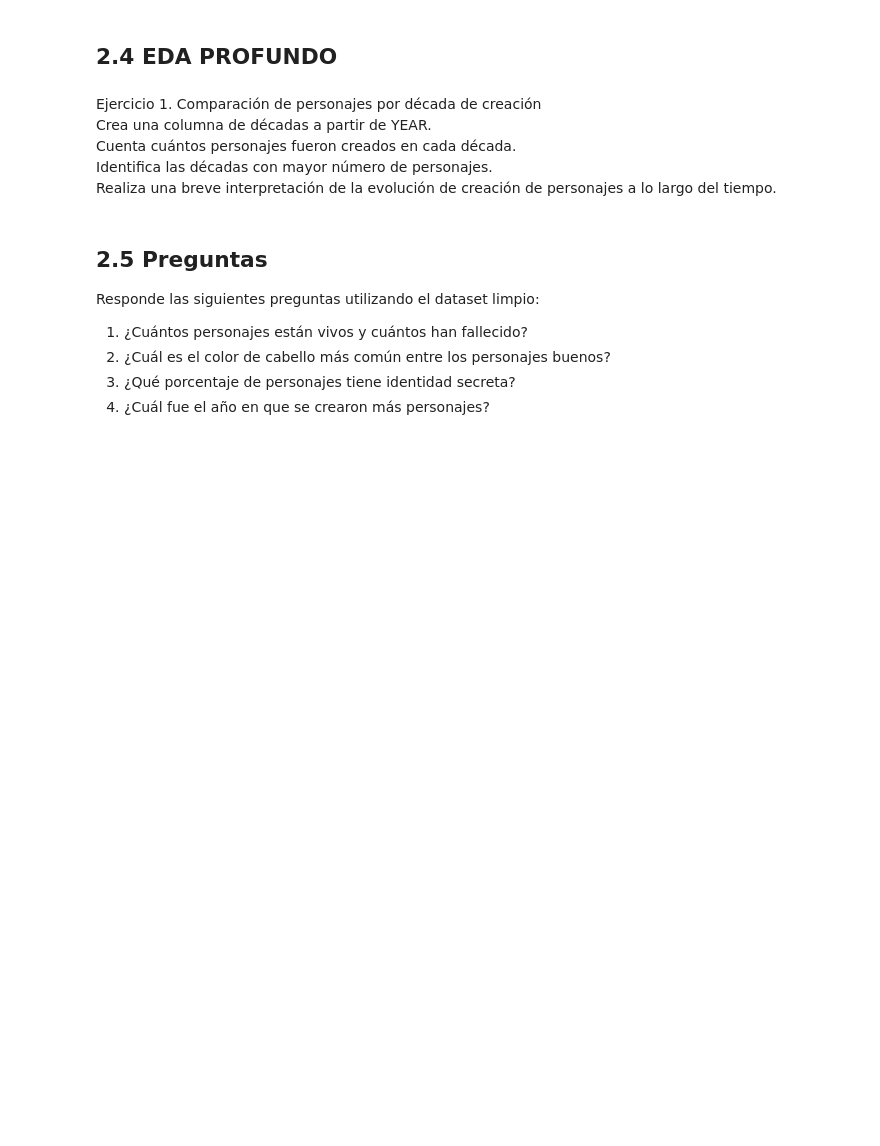
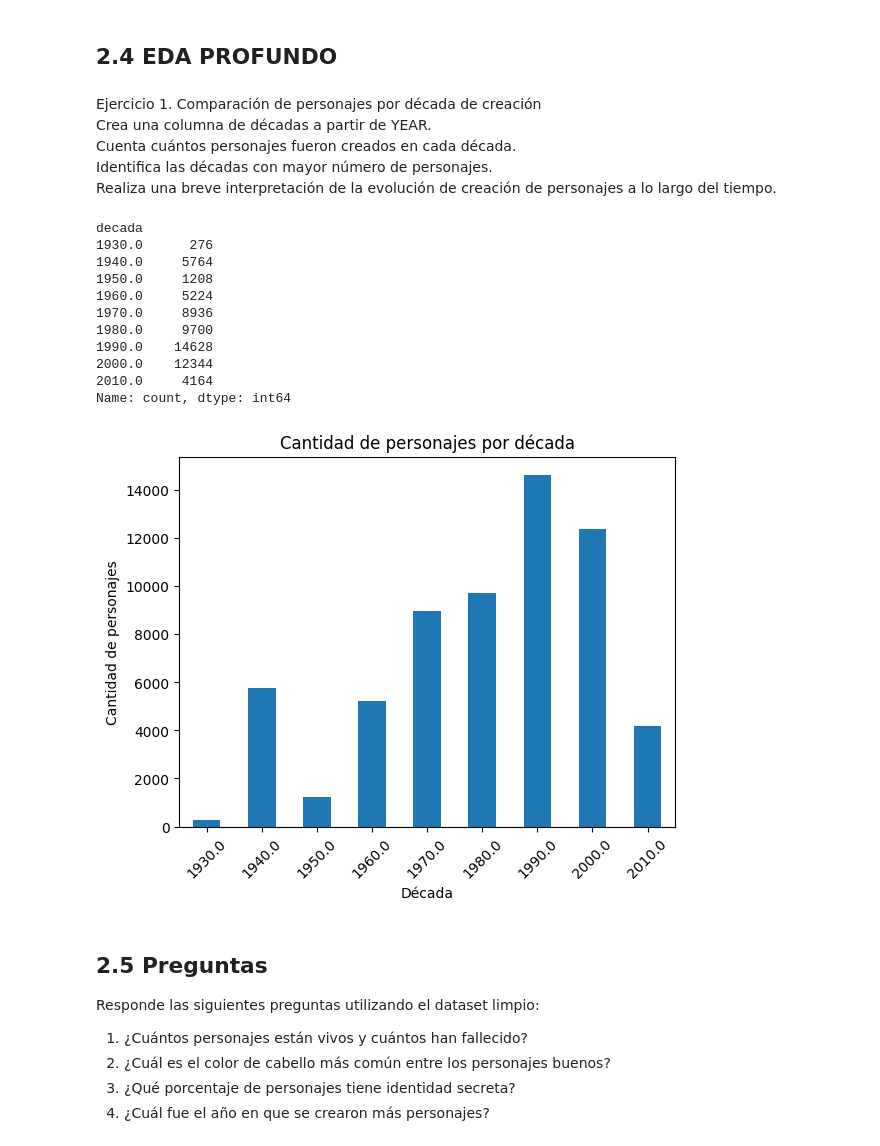
Before and after one commit to sghast/ADD, a Jupyter notebook: Deber 7/Deber.ipynb, the cells around one changed output. Drawn from its saved outputs; the diff is of its cells as text; code cells hidden in the pictures; blank space fills up the shorter version.

```diff
--- a/Deber 7/Deber.ipynb
+++ b/Deber 7/Deber.ipynb
@@ -341,6 +341,37 @@ Crea una columna de décadas a partir de YEAR.
 Cuenta cuántos personajes fueron creados en cada década.
 Identifica las décadas con mayor número de personajes.
 Realiza una breve interpretación de la evolución de creación de personajes a lo largo del tiempo.
+# %%
+df_final['Year'] = pd.to_numeric(df_final['Year'], errors='coerce')
+
+df_final['decada'] = (df_final['Year'] // 10) * 10
+
+personajes_por_decada = df_final['decada'].value_counts().sort_index()
+
+display(personajes_por_decada)
+
+personajes_por_decada.plot(kind='bar')
+
+plt.title('Cantidad de personajes por década')
+plt.xlabel('Década')
+plt.ylabel('Cantidad de personajes')
+
+plt.xticks(rotation=45)
+
+plt.show()
+# %% [output]
+decada
+1930.0      276
+1940.0     5764
+1950.0     1208
+1960.0     5224
+1970.0     8936
+1980.0     9700
+1990.0    14628
+2000.0    12344
+2010.0     4164
+Name: count, dtype: int64
+[figure, added]
 # %% [markdown]
 ## 2.5 Preguntas
 
```
Also changed, not shown: parts of 11 cells of this notebook.
